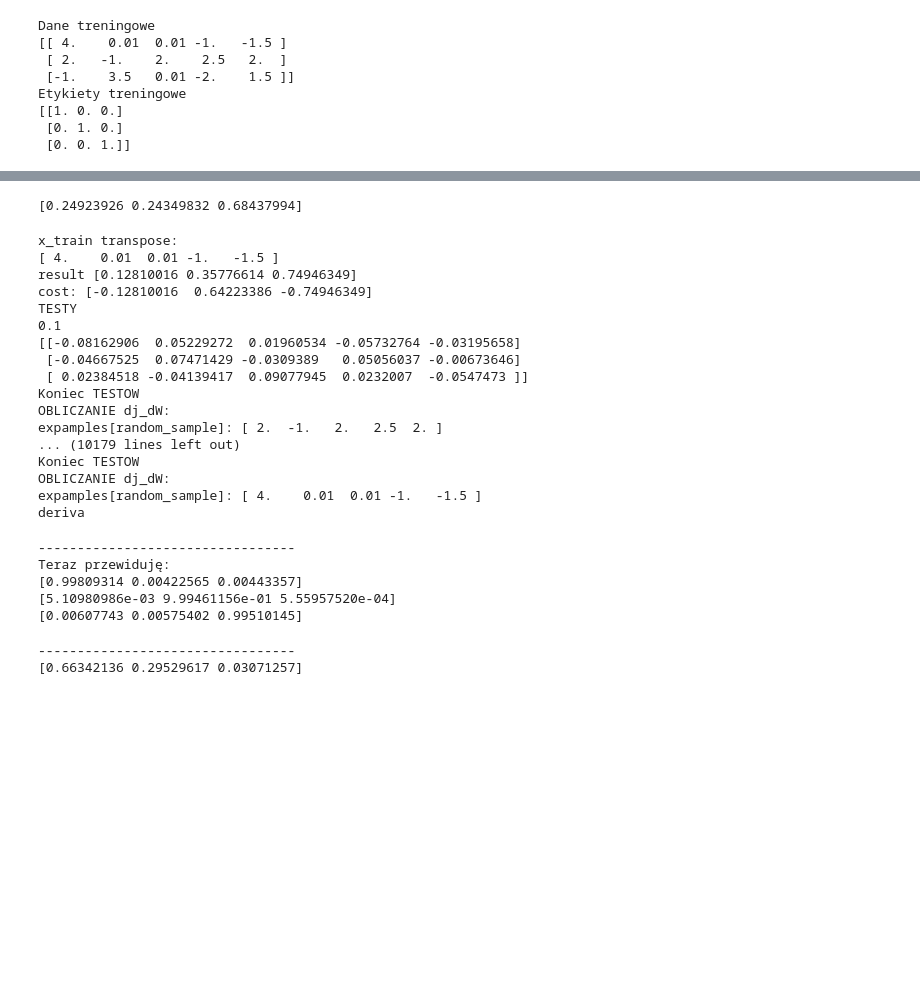
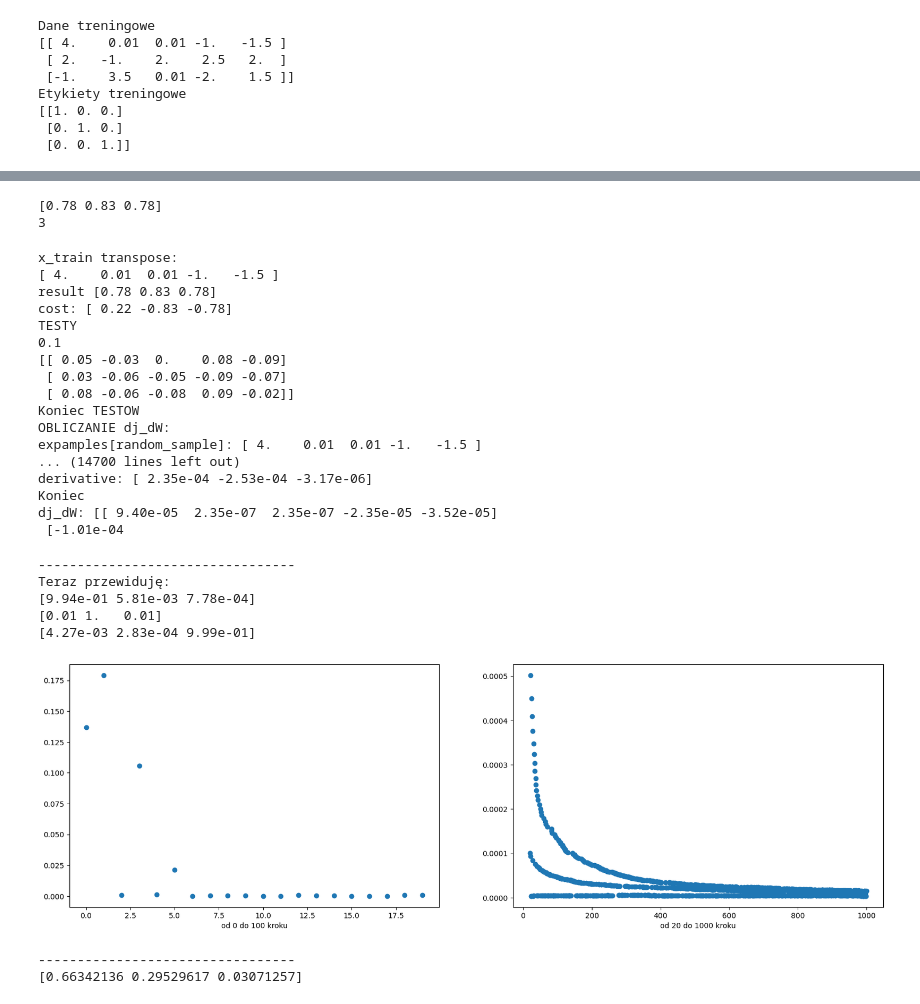
Before and after one commit to c100rczyk/Neural_net_project_PWR, a Jupyter notebook: Siec_plytka/Siec_uczaca.ipynb, the cells around one changed output, grey strips where cells are left out. Drawn from its saved outputs; the diff is of its cells as text; code cells hidden in the pictures; blank space fills up the shorter version.

```diff
--- a/Siec_plytka/Siec_uczaca.ipynb
+++ b/Siec_plytka/Siec_uczaca.ipynb
@@ -41,35 +45,40 @@ Wagi początkowe:
 # %%
 outputs_sigmoid = calculate1(W_matrix, x_train[0])
 print(outputs_sigmoid)
+print(len(y_train[0]))
 # %% [output]
-[0.24923926 0.24349832 0.68437994]
+[0.78 0.83 0.78]
+3
 # %%
 
 #result1 = calculate1(W_matrix, x_train[0])
 #print(calculate1(W_matrix,x_train))
 print(f"x_train transpose: \n{np.transpose(x_train[0])} ")
+min_error = 2e-3 # błąd który sieć ma osiągnąć
 
-W_optimal = ucz1(W_matrix, x_train, y_train, 1000)
+
+W_optimal, MSE = ucz1(W_matrix, x_train, y_train, 1000, min_error)
 print("###############################################")
 print(f"Wagi wytrenowane:\n {W_optimal}")
+print(f"MSE 5 pierwszych błędów: {MSE[0:5]}")
 # %% [output]
 x_train transpose:
 [ 4.    0.01  0.01 -1.   -1.5 ]
-result [0.12810016 0.35776614 0.74946349]
-cost: [-0.12810016  0.64223386 -0.74946349]
+result [0.78 0.83 0.78]
+cost: [ 0.22 -0.83 -0.78]
 TESTY
 0.1
-[[-0.08162906  0.05229272  0.01960534 -0.05732764 -0.03195658]
- [-0.04667525  0.07471429 -0.0309389   0.05056037 -0.00673646]
- [ 0.02384518 -0.04139417  0.09077945  0.0232007  -0.0547473 ]]
-Koniec TESTOW
-OBLICZANIE dj_dW:
-expamples[random_sample]: [ 2.  -1.   2.   2.5  2. ]
-... (10179 lines left out)
+[[ 0.05 -0.03  0.    0.08 -0.09]
+ [ 0.03 -0.06 -0.05 -0.09 -0.07]
+ [ 0.08 -0.06 -0.08  0.09 -0.02]]
 Koniec TESTOW
 OBLICZANIE dj_dW:
 expamples[random_sample]: [ 4.    0.01  0.01 -1.   -1.5 ]
-deriva
+... (14700 lines left out)
+derivative: [ 2.35e-04 -2.53e-04 -3.17e-06]
+Koniec
+dj_dW: [[ 9.40e-05  2.35e-07  2.35e-07 -2.35e-05 -3.52e-05]
+ [-1.01e-04
 # %%
 print("---------------------------------")
 print("Teraz przewiduję:")
@@ -88,9 +97,20 @@ print(outputs_sigmoid)
 # %% [output]
 ---------------------------------
 Teraz przewiduję:
-[0.99809314 0.00422565 0.00443357]
-[5.10980986e-03 9.99461156e-01 5.55957520e-04]
-[0.00607743 0.00575402 0.99510145]
+[9.94e-01 5.81e-03 7.78e-04]
+[0.01 1.   0.01]
+[4.27e-03 2.83e-04 9.99e-01]
+# %%
+#MSE
+fig, ax = plt.subplots(1,2,figsize=(20,6))
+krok = np.arange(1000)
+ax[0].scatter(krok[0:20] , MSE[0:20])
+ax[0].set_xlabel('od 0 do 100 kroku')
+ax[1].scatter(krok[20:], MSE[20:] )
+ax[1].set_xlabel('od 20 do 1000 kroku')
+plt.show()
+# %% [output]
+[figure, added]
 # %%
 print("---------------------------------")
 x_test = np.array([2, 0.2, 0.3, 0.1, 0.05])
```
Also changed, not shown: parts of 2 cells of this notebook, 9 other files.
